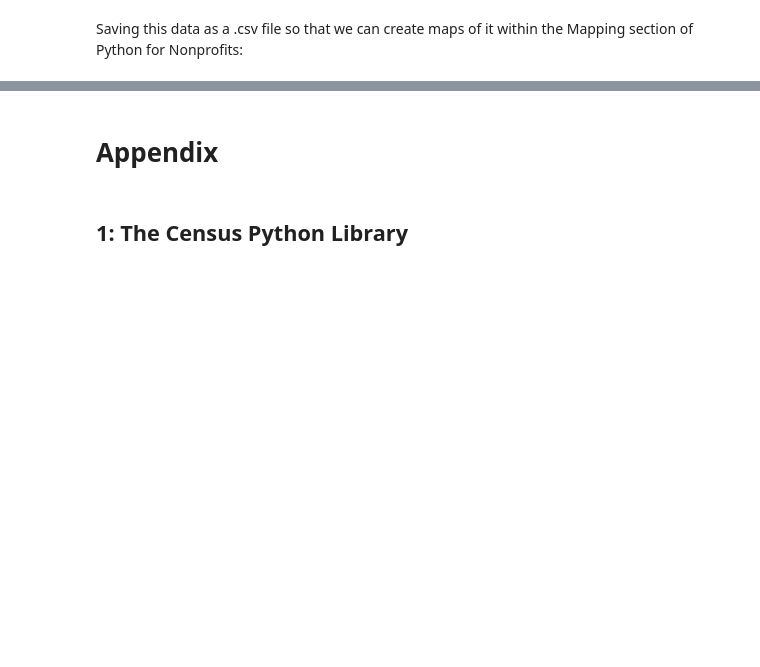
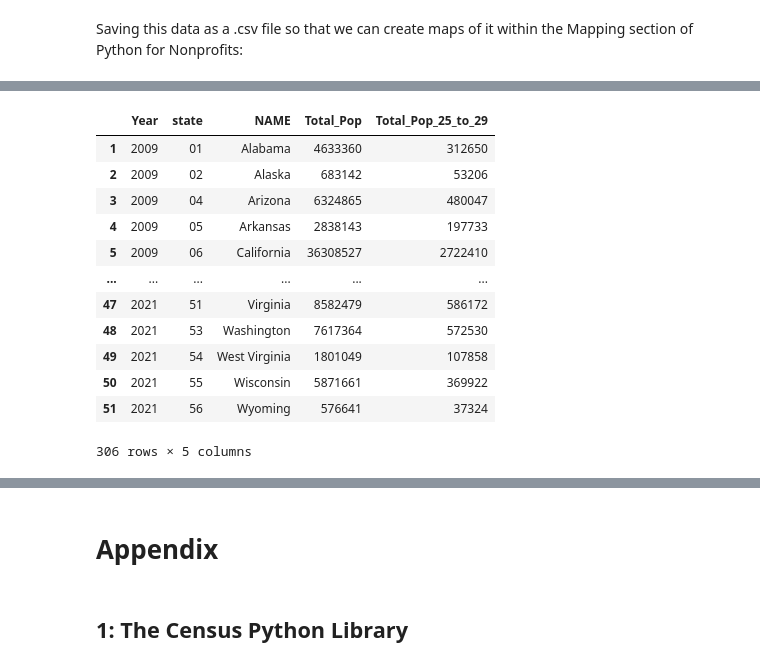
Before and after one commit to kburchfiel/pfn, a Jupyter notebook: Census_Data_Imports/census_data_imports_v2.ipynb, the cells around one changed output, grey strips where cells are left out. Cells and saved outputs as stored; diff of their text form; code cells hidden in the pictures; blank space fills up the shorter version.

```diff
--- a/Census_Data_Imports/census_data_imports_v2.ipynb
+++ b/Census_Data_Imports/census_data_imports_v2.ipynb
@@ -739,0 +771,29 @@ df_growth_data_by_year_pivot.to_csv(
+# %%
+df_state_growth_data_by_year['Total_Pop_25_to_29'] = (df_state_growth_data_by_year[
+'SEX BY AGE_Estimate!!Total:!!Male:!!25 to 29 years (B01001_011E)'] +
+df_state_growth_data_by_year[
+'SEX BY AGE_Estimate!!Total:!!Female:!!25 to 29 years (B01001_035E)'])
+df_state_growth_data_by_year.rename(
+    columns = {'SEX BY AGE_Estimate!!Total: (B01001_001E)':'Total_Pop'},
+inplace = True)
+df_state_growth_data_by_year.drop(
+    ['SEX BY AGE_Estimate!!Total:!!Male:!!25 to 29 years (B01001_011E)',
+     'SEX BY AGE_Estimate!!Total:!!Female:!!25 to 29 years (B01001_035E)'],
+     axis = 1, inplace = True)
+
+
+df_state_growth_data_by_year
+# %% [output]
+|  | Year | state | NAME | Total_Pop | Total_Pop_25_to_29 |
+| 1 | 2009 | 01 | Alabama | 4633360 | 312650 |
+| 2 | 2009 | 02 | Alaska | 683142 | 53206 |
+| 3 | 2009 | 04 | Arizona | 6324865 | 480047 |
+| 4 | 2009 | 05 | Arkansas | 2838143 | 197733 |
+| 5 | 2009 | 06 | California | 36308527 | 2722410 |
+| ... | ... | ... | ... | ... | ... |
+| 47 | 2021 | 51 | Virginia | 8582479 | 586172 |
+| 48 | 2021 | 53 | Washington | 7617364 | 572530 |
+| 49 | 2021 | 54 | West Virginia | 1801049 | 107858 |
+| 50 | 2021 | 55 | Wisconsin | 5871661 | 369922 |
+| 51 | 2021 | 56 | Wyoming | 576641 | 37324 |
+306 rows × 5 columns
```
Also changed, not shown: parts of 14 cells of this notebook, 11 other files.
